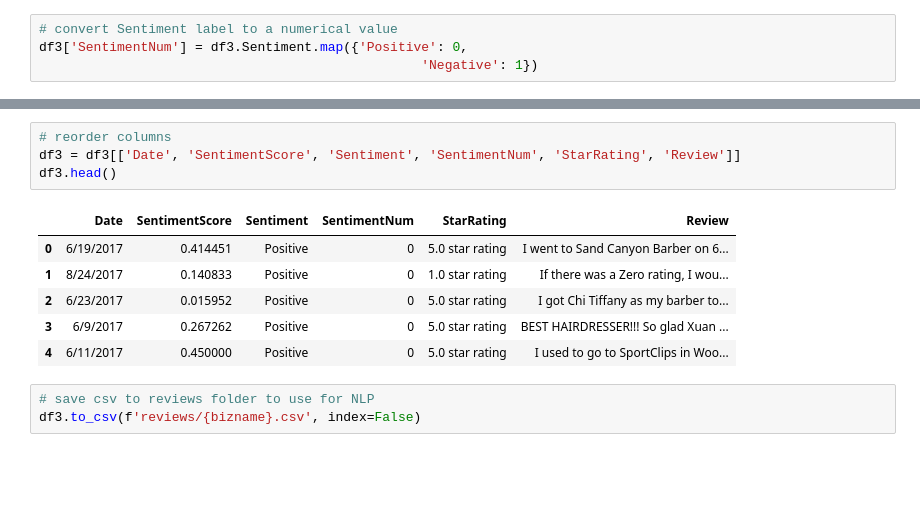
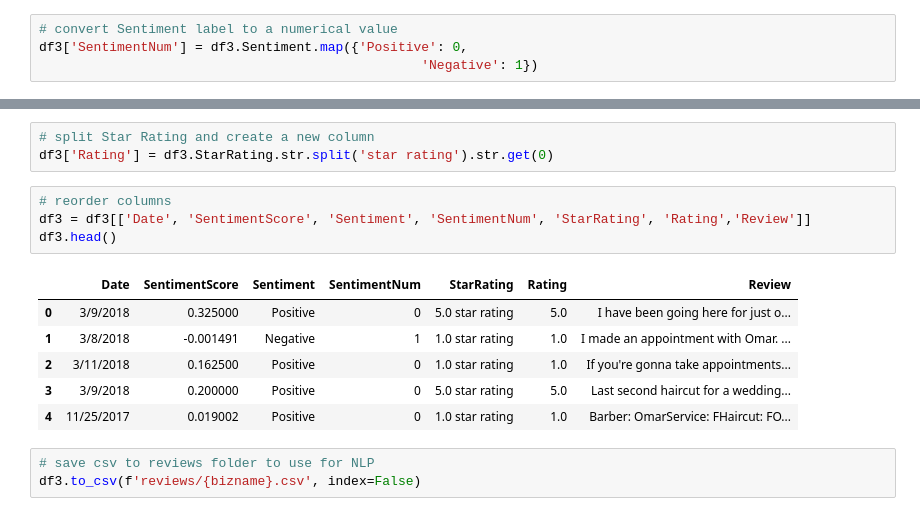
Before and after one commit to imlocle/ttpinsights, a Jupyter notebook: project1/andyScrape-ipynb/YelpReview-Scrape-AllReviews.ipynb, the cells around one changed output, grey strips where cells are left out. Cells and saved outputs as stored; diff of their text form; blank space fills up the shorter version.

Commit message:
added more reviews, updated older reviews with Rating Column

```diff
--- a/project1/andyScrape-ipynb/YelpReview-Scrape-AllReviews.ipynb
+++ b/project1/andyScrape-ipynb/YelpReview-Scrape-AllReviews.ipynb
@@ -324,14 +312,17 @@ bizname
+# %%
+# split Star Rating and create a new column
+df3['Rating'] = df3.StarRating.str.split('star rating').str.get(0)
 # %%
 # reorder columns
-df3 = df3[['Date', 'SentimentScore', 'Sentiment', 'SentimentNum', 'StarRating', 'Review']]
+df3 = df3[['Date', 'SentimentScore', 'Sentiment', 'SentimentNum', 'StarRating', 'Rating','Review']]
 df3.head()
 # %% [output]
-|  | Date | SentimentScore | Sentiment | SentimentNum | StarRating | Review |
-| 0 | 6/19/2017 | 0.414451 | Positive | 0 | 5.0 star rating | I went to Sand Canyon Barber on 6... |
-| 1 | 8/24/2017 | 0.140833 | Positive | 0 | 1.0 star rating | If there was a Zero rating, I wou... |
-| 2 | 6/23/2017 | 0.015952 | Positive | 0 | 5.0 star rating | I got Chi Tiffany as my barber to... |
-| 3 | 6/9/2017 | 0.267262 | Positive | 0 | 5.0 star rating | BEST HAIRDRESSER!!! So glad Xuan ... |
-| 4 | 6/11/2017 | 0.450000 | Positive | 0 | 5.0 star rating | I used to go to SportClips in Woo... |
+|  | Date | SentimentScore | Sentiment | SentimentNum | StarRating | Rating | Review |
+| 0 | 3/9/2018 | 0.325000 | Positive | 0 | 5.0 star rating | 5.0 | I have been going here for just o... |
+| 1 | 3/8/2018 | -0.001491 | Negative | 1 | 1.0 star rating | 1.0 | I made an appointment with Omar. ... |
+| 2 | 3/11/2018 | 0.162500 | Positive | 0 | 1.0 star rating | 1.0 | If you're gonna take appointments... |
+| 3 | 3/9/2018 | 0.200000 | Positive | 0 | 5.0 star rating | 5.0 | Last second haircut for a wedding... |
+| 4 | 11/25/2017 | 0.019002 | Positive | 0 | 1.0 star rating | 1.0 | Barber: OmarService: FHaircut: FO... |
 # %%
 # save csv to reviews folder to use for NLP
 df3.to_csv(f'reviews/{bizname}.csv', index=False)
```
Also changed, not shown: parts of 27 cells of this notebook, 32 other files.
